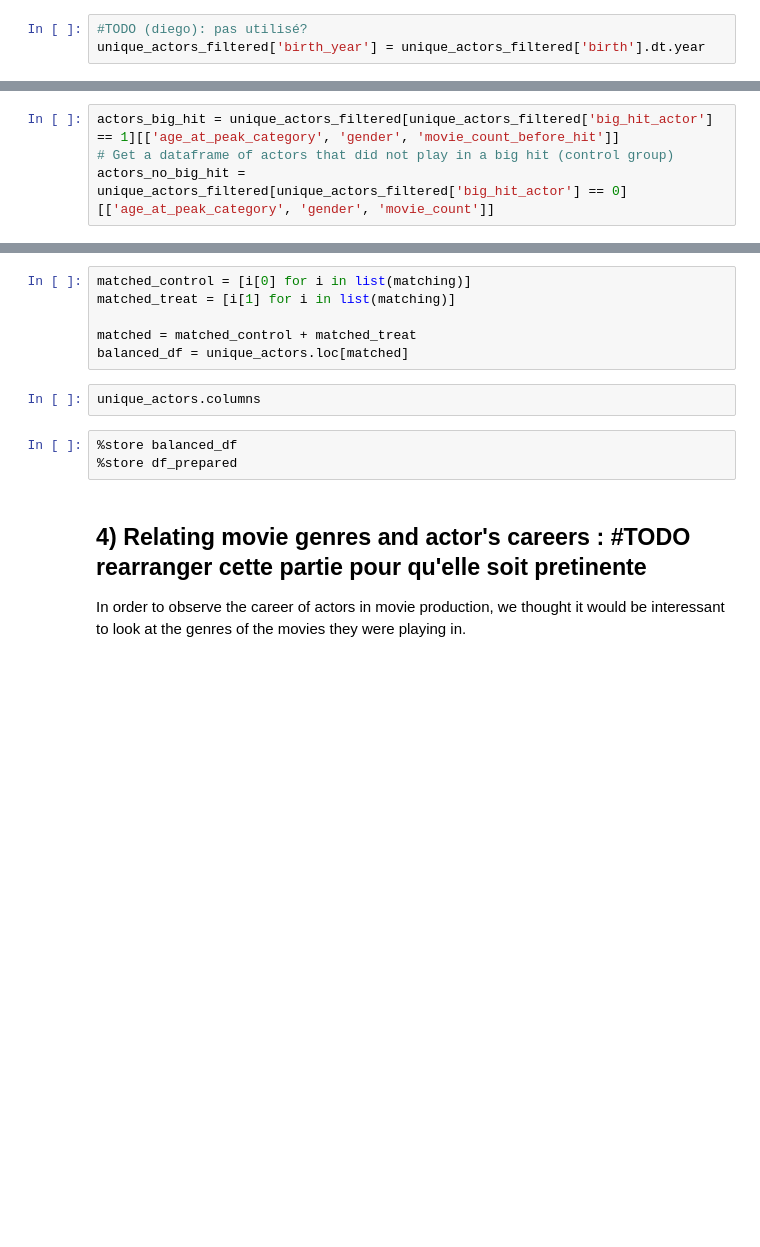
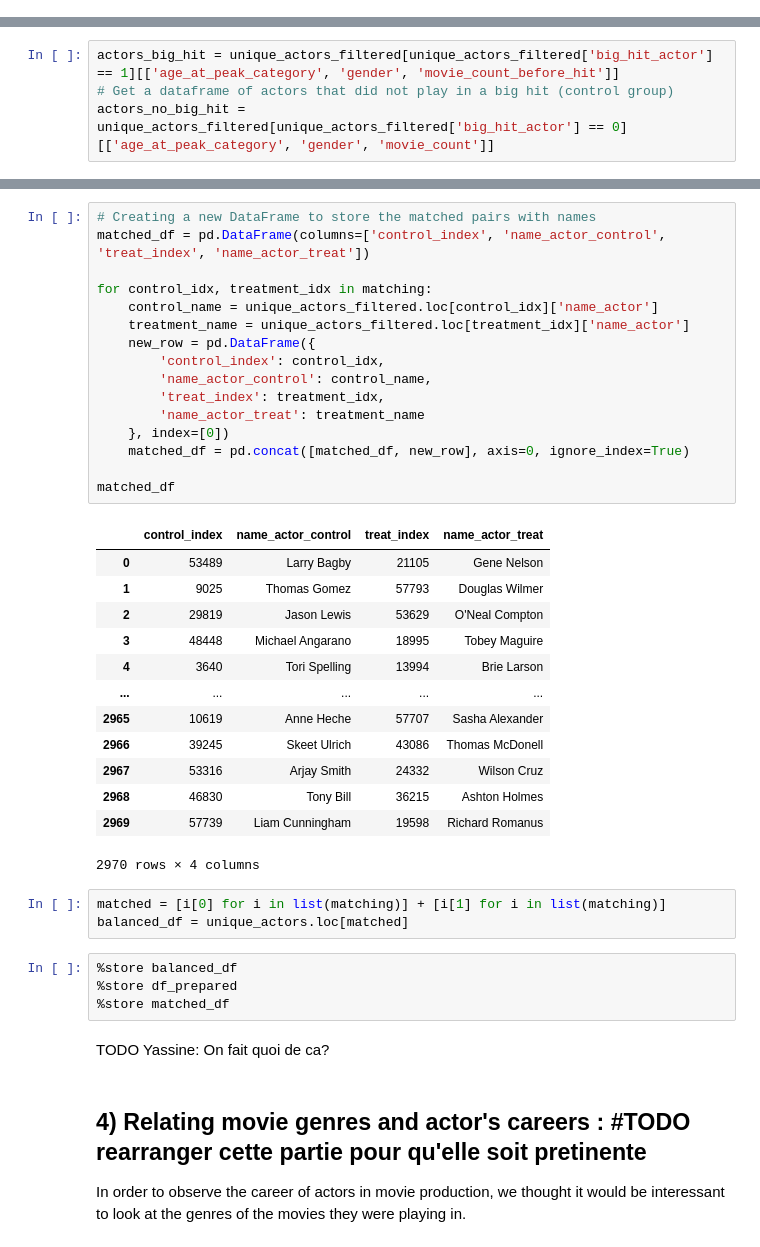
Before and after one commit to epfl-ada/ada-2023-project-pinacolada23, a Jupyter notebook: matching.ipynb, the cells around one changed output, grey strips where cells are left out. Cells and saved outputs as stored; diff of their text form; blank space fills up the shorter version.

Commit message:
Minor changes in matching

```diff
--- a/matching.ipynb
+++ b/matching.ipynb
@@ -254,4 +255 @@ See the caveats in the documentation: https://pandas.pydata.org/pandas-docs/stab
 9949 rows × 8 columns
-# %%
-#TODO (diego): pas utilisé?
-unique_actors_filtered['birth_year'] = unique_actors_filtered['birth'].dt.year
@@ -309,14 +291,42 @@ TypeError: min_weight_matching() got an unexpected keyword argument 'maxcardinal
+# %%
+# Creating a new DataFrame to store the matched pairs with names
+matched_df = pd.DataFrame(columns=['control_index', 'name_actor_control', 'treat_index', 'name_actor_treat'])
+
+for control_idx, treatment_idx in matching:
+    control_name = unique_actors_filtered.loc[control_idx]['name_actor']
+    treatment_name = unique_actors_filtered.loc[treatment_idx]['name_actor']
+    new_row = pd.DataFrame({
+        'control_index': control_idx,
+        'name_actor_control': control_name,
+        'treat_index': treatment_idx,
+        'name_actor_treat': treatment_name
+    }, index=[0])
+    matched_df = pd.concat([matched_df, new_row], axis=0, ignore_index=True)
+
+matched_df
+# %% [output]
+|  | control_index | name_actor_control | treat_index | name_actor_treat |
+| 0 | 53489 | Larry Bagby | 21105 | Gene Nelson |
+| 1 | 9025 | Thomas Gomez | 57793 | Douglas Wilmer |
+| 2 | 29819 | Jason Lewis | 53629 | O'Neal Compton |
+| 3 | 48448 | Michael Angarano | 18995 | Tobey Maguire |
+| 4 | 3640 | Tori Spelling | 13994 | Brie Larson |
+| ... | ... | ... | ... | ... |
+| 2965 | 10619 | Anne Heche | 57707 | Sasha Alexander |
+| 2966 | 39245 | Skeet Ulrich | 43086 | Thomas McDonell |
+| 2967 | 53316 | Arjay Smith | 24332 | Wilson Cruz |
+| 2968 | 46830 | Tony Bill | 36215 | Ashton Holmes |
+| 2969 | 57739 | Liam Cunningham | 19598 | Richard Romanus |
+2970 rows × 4 columns
 # %%
-matched_control = [i[0] for i in list(matching)]
-matched_treat = [i[1] for i in list(matching)]
-
-matched = matched_control + matched_treat
+matched = [i[0] for i in list(matching)] + [i[1] for i in list(matching)]
 balanced_df = unique_actors.loc[matched]
-# %%
-unique_actors.columns
 # %%
 %store balanced_df
 %store df_prepared
+%store matched_df
+# %% [markdown]
+TODO Yassine: On fait quoi de ca?
 # %% [markdown]
 ## 4) Relating movie genres and actor's careers : #TODO rearranger cette partie pour qu'elle soit pretinente
 
```
Also changed, not shown: parts of 11 cells of this notebook.
